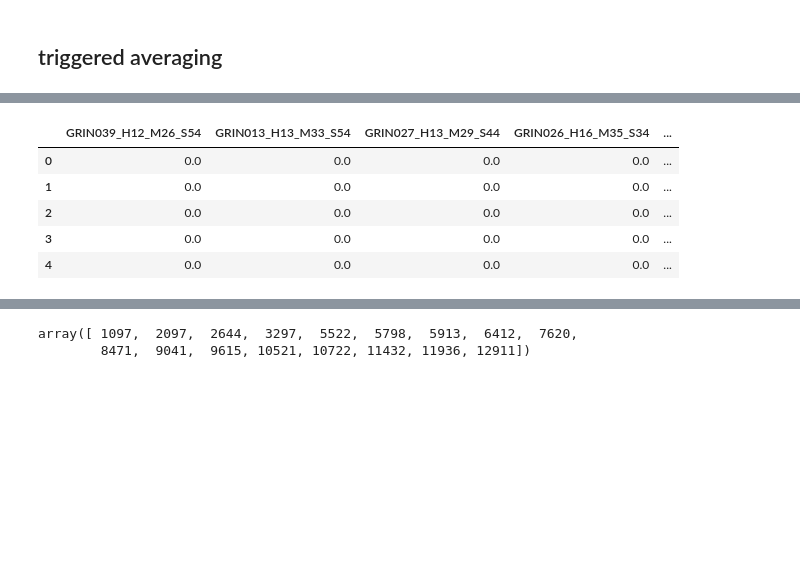
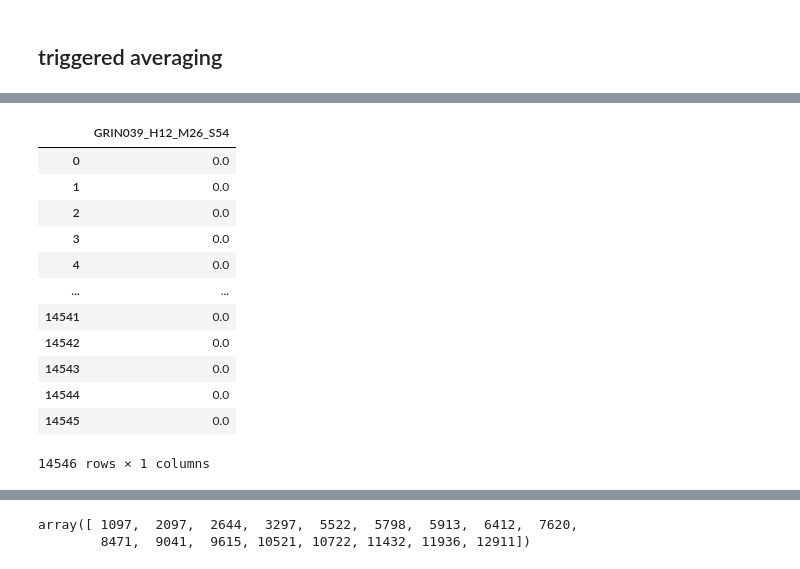
Before and after one commit to marburyvthesea/post_cnmfe_analysis, a Jupyter notebook: openfield_analysis/triggered_averaging/triggered_averaging_group_new_z_score.ipynb, the cells around one changed output, grey strips where cells are left out. Saved outputs shown, nothing was run; the diff lists cells and outputs as text; code cells hidden in the pictures; blank space fills up the shorter version.

```diff
--- a/openfield_analysis/triggered_averaging/triggered_averaging_group_new_z_score.ipynb
+++ b/openfield_analysis/triggered_averaging/triggered_averaging_group_new_z_score.ipynb
@@ -49,3 +72,8 @@ CNMFE_dir_paths_list = [str(cnmfe_base_dir+fname) for fname in wt_CNMFE_files]
+# %%
+interpolated = utils_jjm.prepare_timedelta_dfs(tracking_file)
+# %%
+com_df, spatial_components = utils_jjm.return_spatial_info(CNMFE_file, 0.6)
+cell_contours, for_dims = utils_jjm.create_contour_layouts(spatial_components)
 # %%
 binning_time = 1 # seconds
 body_part_for_tracking = 'tail_base' #
@@ -53,9 +81,9 @@ body_part_for_tracking = 'tail_base' #
 grouped_raw_data = {}
 success = []
 failed = []
-for CNMFE_file, tracking_file in zip(CNMFE_dir_paths_list, tracking_files):
-    #print(CNMFE_file)
-    #print(tracking_file)
+for CNMFE_file, tracking_file in zip(CNMFE_dir_paths_list[0:1], tracking_files[0:1]):
+    print(CNMFE_file)
+    print(tracking_file)
     try:
         # load cell fluorescence
         cell_fluorescence = sio.loadmat(CNMFE_file)
@@ -118,14 +171,26 @@ C_norm_df.loc['GRIN039_H12_M26_S54'].head()
+# %%
+#bin by activity threshold (body_part, resting_time_threshold, active_time_threshold, crossing_threshold, resting_threshold, activity_threshold)
+binned_velocity_df = pd.DataFrame([dlc_utils.bin_by_activity_threshold(V_df.loc[session]['tail_base'], 80, 20, 1, 2, 3)
+                                for session in list(grouped_raw_data.keys())], index=list(grouped_raw_data.keys()))
+binned_velocity_df = binned_velocity_df.transpose()
 # %%
 #need to make sure x axis from velocity binned df matches axis from grouped raw data
 # %%
-binned_velocity_df.head()
+binned_velocity_df
 # %% [output]
-|  | GRIN039_H12_M26_S54 | GRIN013_H13_M33_S54 | GRIN027_H13_M29_S44 | GRIN026_H16_M35_S34 | ... |
-| 0 | 0.0 | 0.0 | 0.0 | 0.0 | ... |
-| 1 | 0.0 | 0.0 | 0.0 | 0.0 | ... |
-| 2 | 0.0 | 0.0 | 0.0 | 0.0 | ... |
-| 3 | 0.0 | 0.0 | 0.0 | 0.0 | ... |
-| 4 | 0.0 | 0.0 | 0.0 | 0.0 | ... |
+|  | GRIN039_H12_M26_S54 |
+| 0 | 0.0 |
+| 1 | 0.0 |
+| 2 | 0.0 |
+| 3 | 0.0 |
+| 4 | 0.0 |
+| ... | ... |
+| 14541 | 0.0 |
+| 14542 | 0.0 |
+| 14543 | 0.0 |
+| 14544 | 0.0 |
+| 14545 | 0.0 |
+14546 rows × 1 columns
 # %%
 regions_by_session = {}
 for session in list(grouped_raw_data.keys()):
```
Also changed, not shown: parts of 19 cells of this notebook, 2 other files.
